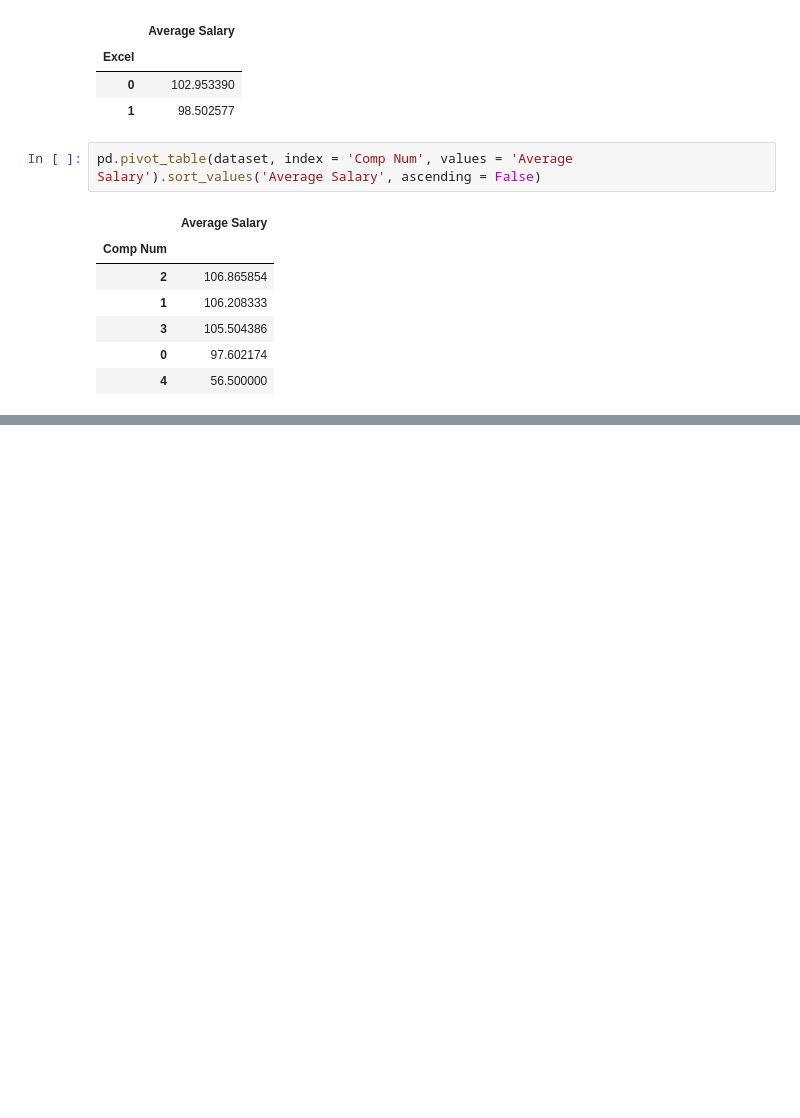
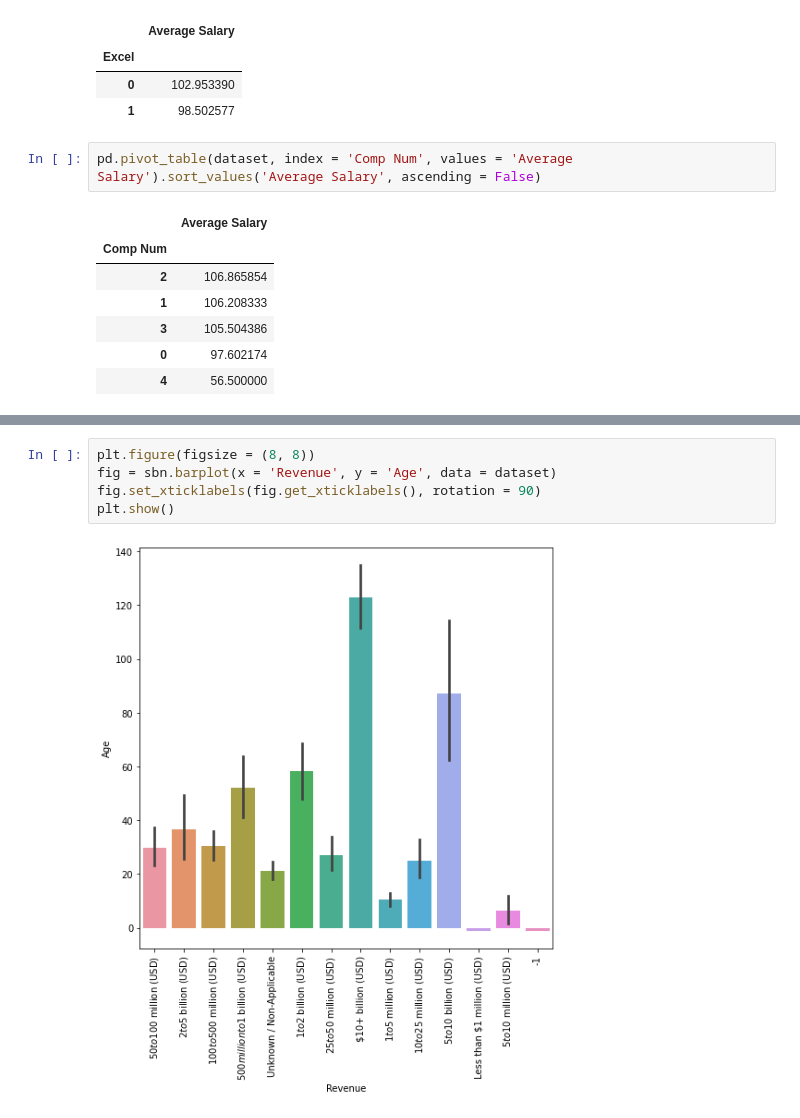
Before and after one commit to vimalkkumar/Glassdoor_DS_Salary, a Jupyter notebook: glassdoor_ds_eda.ipynb, the cells around one changed output, grey strips where cells are left out. Drawn from its saved outputs; the diff is of its cells as text; blank space fills up the shorter version.

```diff
--- a/glassdoor_ds_eda.ipynb
+++ b/glassdoor_ds_eda.ipynb
@@ -485,0 +496,7 @@ Index(['Job Title', 'Salary Estimate', 'Job Description', 'Rating',
+# %%
+plt.figure(figsize = (8, 8))
+fig = sbn.barplot(x = 'Revenue', y = 'Age', data = dataset)
+fig.set_xticklabels(fig.get_xticklabels(), rotation = 90)
+plt.show()
+# %% [output]
+[figure, added]
```
Also changed, not shown: parts of 8 cells of this notebook.
